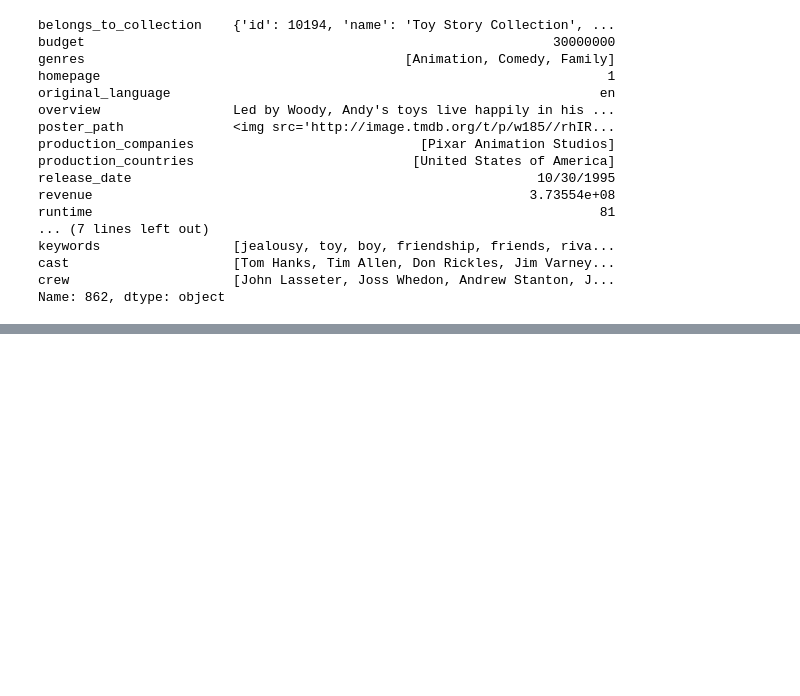
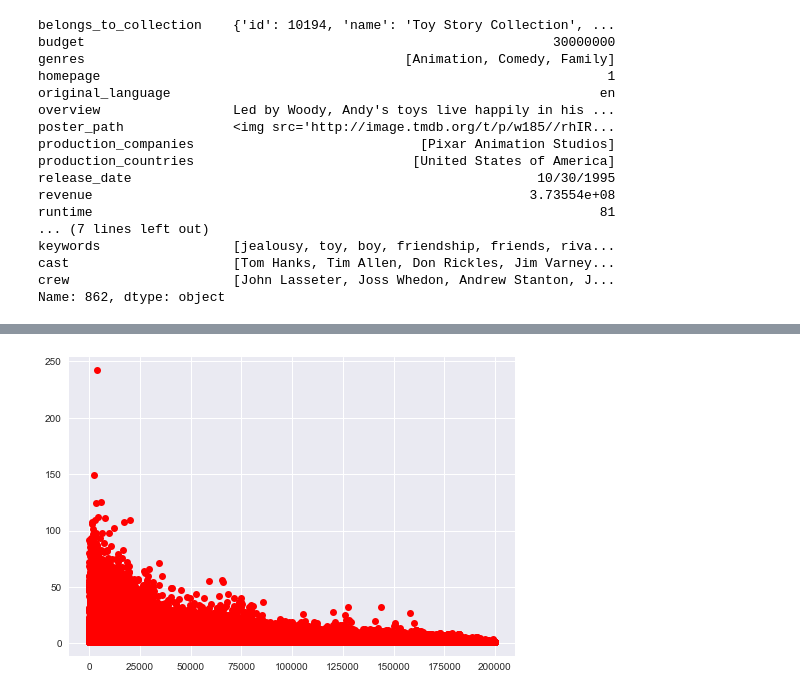
Before and after one commit to christian7137/MovieDataset, a Jupyter notebook: MovieNB_1.ipynb, the cells around one changed output, grey strips where cells are left out. Saved outputs shown, nothing was run; the diff lists cells and outputs as text; code cells hidden in the pictures; blank space fills up the shorter version.

```diff
--- a/MovieNB_1.ipynb
+++ b/MovieNB_1.ipynb
@@ -188,0 +240,5 @@ Name: 862, dtype: object
+# %%
+plt.plot(x,num_movies, 'ro')
+plt.show()
+# %% [output]
+[figure, added]
```
Also changed, not shown: parts of 11 cells of this notebook.
